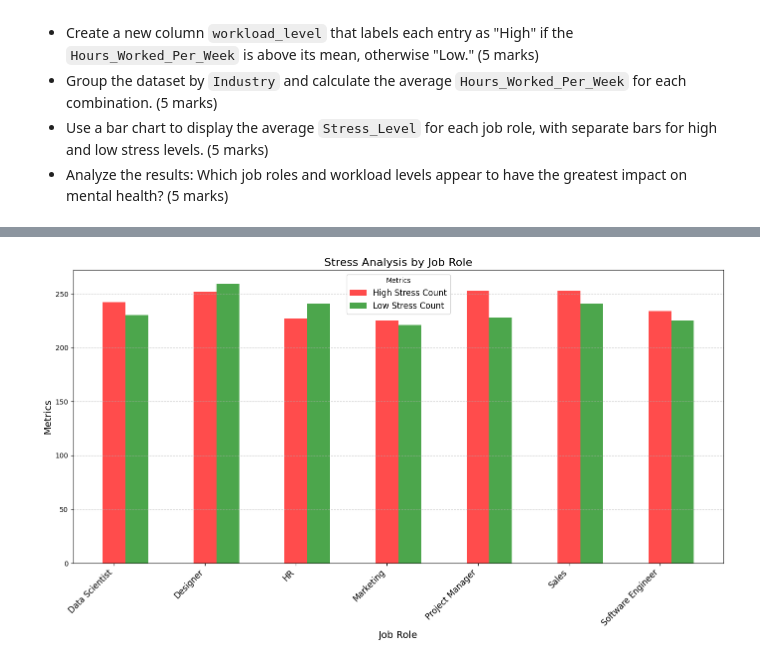
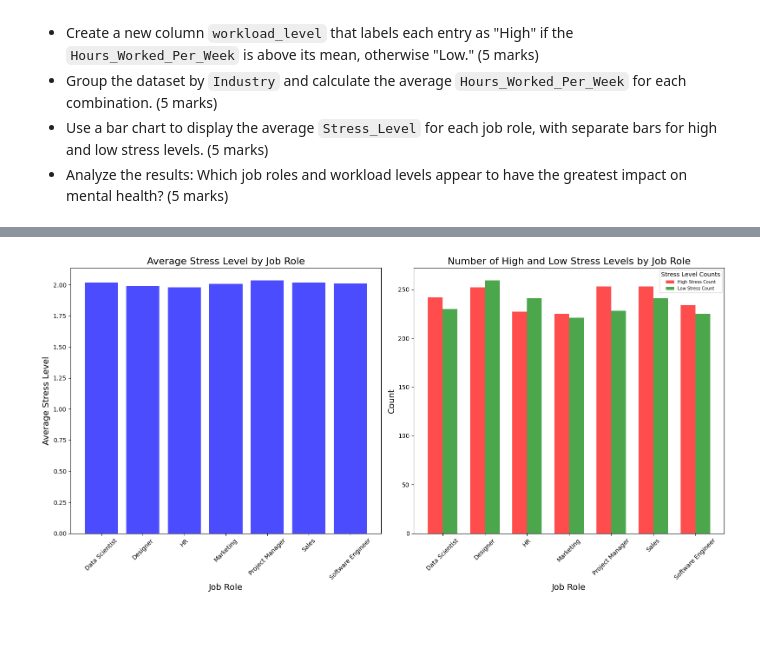
Before and after one commit to AliRKadhim/Cosmics, a Jupyter notebook: Assessment/Data_Analytics_with_Python_Assessment.ipynb, the cells around one changed output, grey strips where cells are left out. Cells and saved outputs as stored; diff of their text form; code cells hidden in the pictures; blank space fills up the shorter version.

```diff
--- a/Assessment/Data_Analytics_with_Python_Assessment.ipynb
+++ b/Assessment/Data_Analytics_with_Python_Assessment.ipynb
@@ -453,27 +468,30 @@ Instructions: Investigate the influence of job roles and workload level on the m
 - Use a bar chart to display the average `Stress_Level` for each job role, with separate bars for high and low stress levels. (5 marks)
 - Analyze the results: Which job roles and workload levels appear to have the greatest impact on mental health? (5 marks)
 # %%
-# Group by Industry and Job_Role, and calculate the average Hours_Worked_Per_Week
-avg_hours = df.groupby(['Industry', 'Job_Role'])['Hours_Worked_Per_Week'].mean().reset_index()
+# Part A new column workload_level
+df['workload_level'] = np.where(df['Hours_Worked_Per_Week'] > df['Hours_Worked_Per_Week'].mean(), 'High', 'Low')
 
-# Display the result
-print(avg_hours)
 
+# Part B Group by Industry, and calculate the average Hours_Worked_Per_Week
+avg_hours_by_industry = df.groupby(['Industry'])['Hours_Worked_Per_Week'].mean().reset_index()
+print("Part B \nAverage Hours worked per week by Industry: \n", avg_hours_by_industry)
 
 # Map Stress_Level to numeric values
 stress_mapping = {'Low': 1, 'Medium': 2, 'High': 3}
 df['Stress_Level_Numeric'] = df['Stress_Level'].map(stress_mapping)
 
+
 # Calculate the average Stress_Level for each Job_Role
 avg_stress = df.groupby('Job_Role')['Stress_Level_Numeric'].mean().reset_index()
 
 # Count occurrences of High and Low Stress Levels for each Job_Role
-high_stress_count = df[df['Stress_Level'] == 'High'].groupby('Job_Role').size().reset_index(name='High_Stress_Count')
-low_stress_count = df[df['Stress_Level'] == 'Low'].groupby('Job_Role').size().reset_index(name='Low_Stress_Count')
+high_stress_count = df[df['Stress_Level_Numeric'] == 3].groupby('Job_Role').size().reset_index(name='High_Stress_Count')
+low_stress_count = df[df['Stress_Level_Numeric'] == 1].groupby('Job_Role').size().reset_index(name='Low_Stress_Count')
+
 
 # Merge data into a single DataFrame for visualization
 stress_data = avg_stress.merge(high_stress_count, on='Job_Role', how='left').merge(low_stress_count, on='Job_Role', how='left')
-stress_data.fillna(0, inplace=True)  # Replace NaN counts with 0
+
 
 
 # Extract data for plotting
@@ -482,30 +500,52 @@ avg_stress = stress_data['Stress_Level_Numeric']
 high_stress = stress_data['High_Stress_Count']
 low_stress = stress_data['Low_Stress_Count']
 
-# Define bar width and x positions
-bar_width = 0.25
+
+
+# Initialize subplots
+fig, axes = plt.subplots(1, 2, figsize=(16, 8))
+
+# Plot 1: Average Stress Level for Each Job Role
+axes[0].bar(job_roles, avg_stress, color='blue', alpha=0.7)
+axes[0].set_title("Average Stress Level by Job Role", fontsize=16)
+axes[0].set_xlabel("Job Role", fontsize=14)
+axes[0].set_ylabel("Average Stress Level", fontsize=14)
+axes[0].tick_params(axis='x', rotation=45)
+
+# Plot 2: Counts of High and Low Stress Levels for Each Job Role
+bar_width = 0.35
 x_positions = np.arange(len(job_roles))
 
-# Initialize the plot
-plt.figure(figsize=(14, 8))
+axes[1].bar(x_positions, high_stress, bar_width, label='High Stress Count', alpha=0.7, color='red')
+axes[1].bar(x_positions + bar_width, low_stress, bar_width, label='Low Stress Count', alpha=0.7, color='green')
 
 
 
-# Plot count of High Stress Levels
-plt.bar(x_positions + bar_width, high_stress, bar_width, label='High Stress Count', alpha=0.7, color='red')
+axes[1].set_title("Number of High and Low Stress Levels by Job Role", fontsize=16)
+axes[1].set_xlabel("Job Role", fontsize=14)
+axes[1].set_ylabel("Count", fontsize=14)
+axes[1].set_xticks(x_positions + bar_width / 2)
+axes[1].set_xticklabels(job_roles, rotation=45)
+axes[1].legend(title="Stress Level Counts", fontsize=7)
 
-# Plot count of Low Stress Levels
-plt.bar(x_positions + 2 * bar_width, low_stress, bar_width, label='Low Stress Count', alpha=0.7, color='green')
-
-# Customize the chart
-plt.title("Stress Analysis by Job Role", fontsize=16)
-plt.xlabel("Job Role", fontsize=14)
-plt.ylabel("Metrics", fontsize=14)
-plt.xticks(x_positions + bar_width, job_roles, rotation=45, ha='right', fontsize=12)
-plt.legend(title="Metrics", fontsize=12)
-plt.grid(axis='y', linestyle='--', alpha=0.7)
-
-# Show the plot
+# Adjust layout
 plt.tight_layout()
 plt.show()
+
+
+# Part D
+print("Part D")
+avg_hours = df['Hours_Worked_Per_Week'  ].mean()
+print('Average hours worked per week: ', avg_hours)
+
+ag_stress = df['Stress_Level_Numeric'].mean()
+print('Average stress level: ', ag_stress)
+
+avg_hours_and_stress_By_Job_Role = (
+    df[['Job_Role', 'Hours_Worked_Per_Week', 'Stress_Level_Numeric']]
+    .groupby('Job_Role')
+    .mean()
+    .reset_index()
+)
+print(avg_hours_and_stress_By_Job_Role)
 # %% [output]
@@ -529 +562 @@ plt.show()
-[figure, old version]
+[figure, new version]
```
Also changed, not shown: parts of 7 cells of this notebook.
